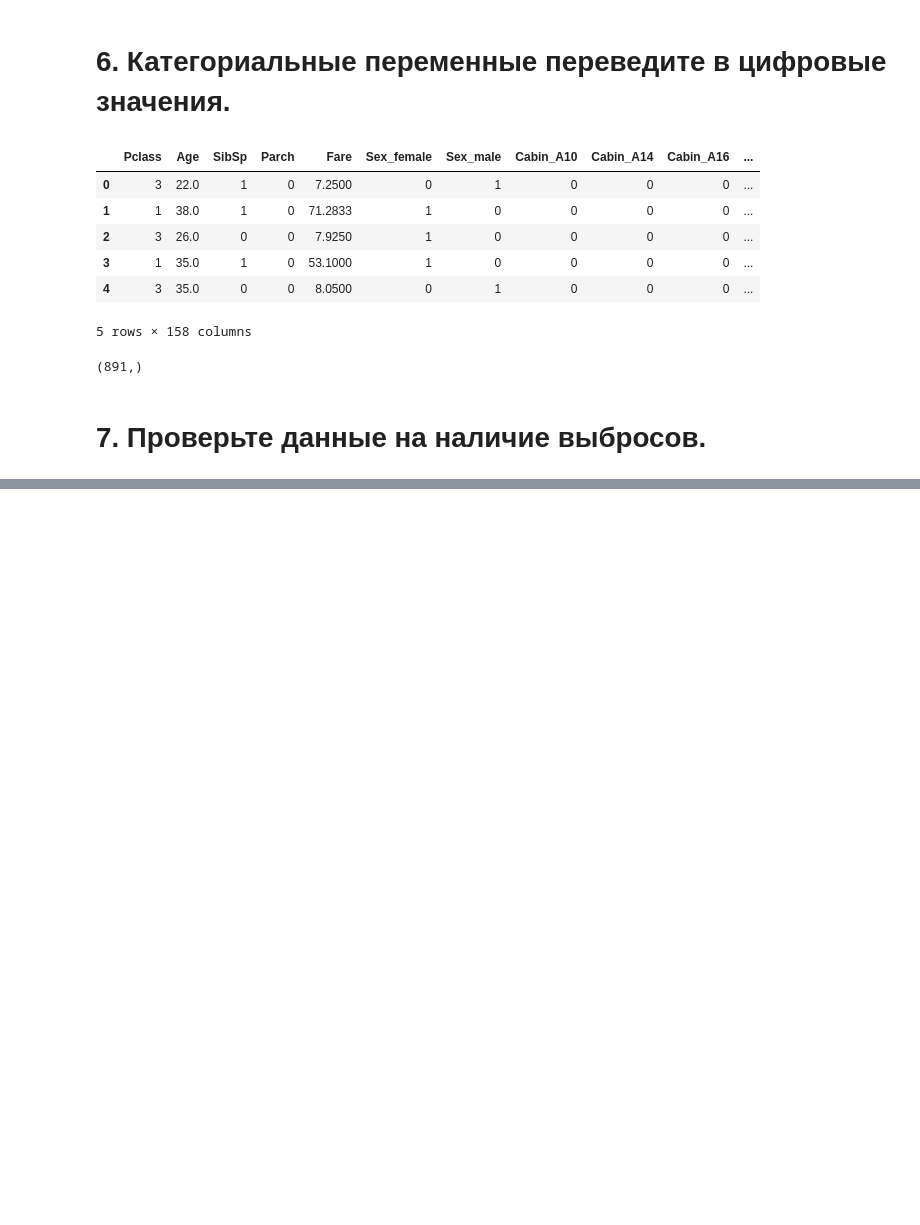
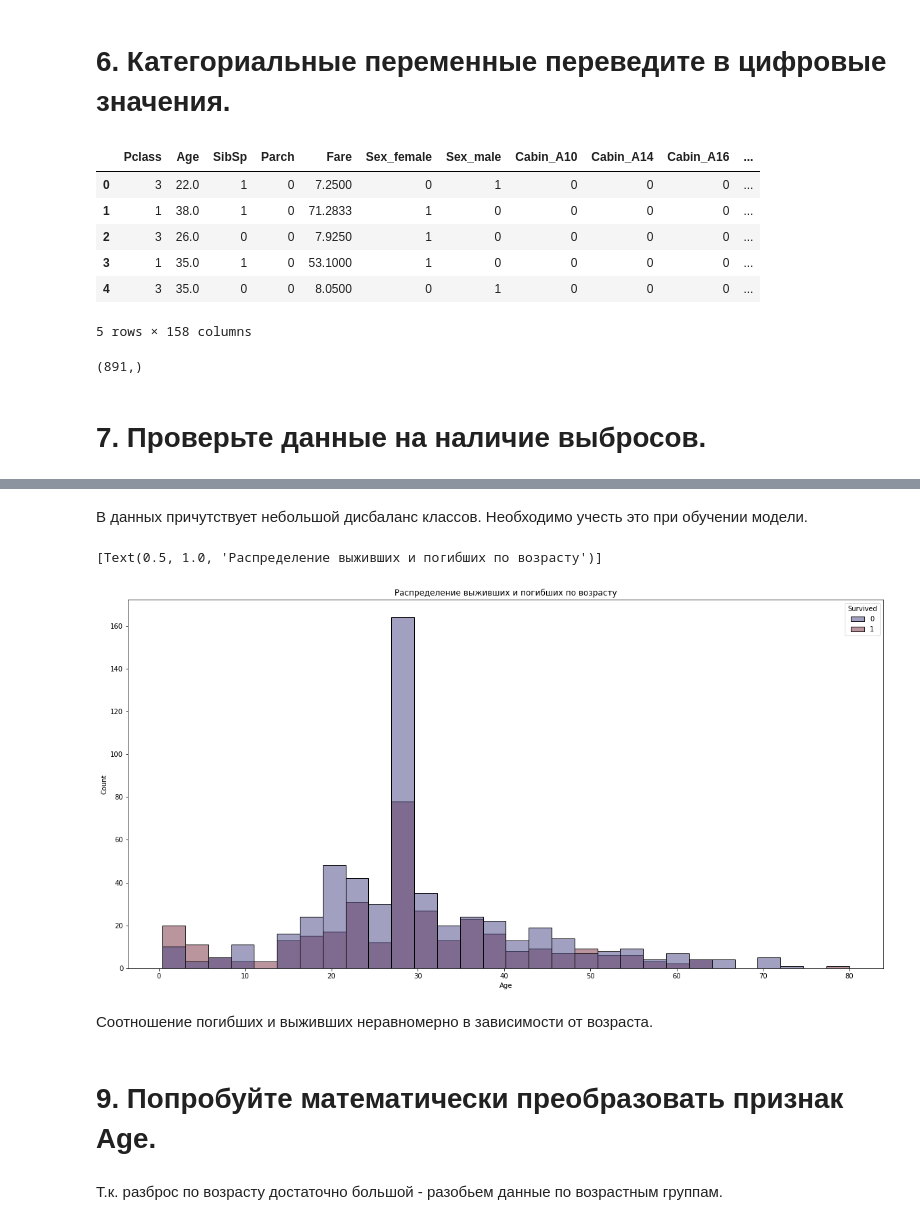
Before and after one commit to Fight0/homeworks, a Jupyter notebook: ml/data_quality.ipynb, the cells around one changed output, grey strips where cells are left out. Cells and saved outputs as stored; diff of their text form; code cells hidden in the pictures; blank space fills up the shorter version.

Commit message:
finish data_quality.ipynb

```diff
--- a/ml/data_quality.ipynb
+++ b/ml/data_quality.ipynb
@@ -302,0 +344,15 @@ y.shape
+# %% [markdown]
+В данных причутствует небольшой дисбаланс классов. Необходимо учесть это при обучении модели.
+# %%
+plt.figure(figsize=(20,10))
+
+sns.histplot(data=df, x='Age', hue='Survived', palette='icefire').set(title="Распределение выживших и погибших по возрасту")
+# %% [output]
+[Text(0.5, 1.0, 'Распределение выживших и погибших по возрасту')]
+[figure, added]
+# %% [markdown]
+Соотношение погибших и выживших неравномерно в зависимости от возраста.
+# %% [markdown]
+# 9. Попробуйте математически преобразовать признак Age.
+# %% [markdown]
+Т.к. разброс по возрасту достаточно большой - разобьем данные по возрастным группам.
```
Also changed, not shown: parts of 20 cells of this notebook.
